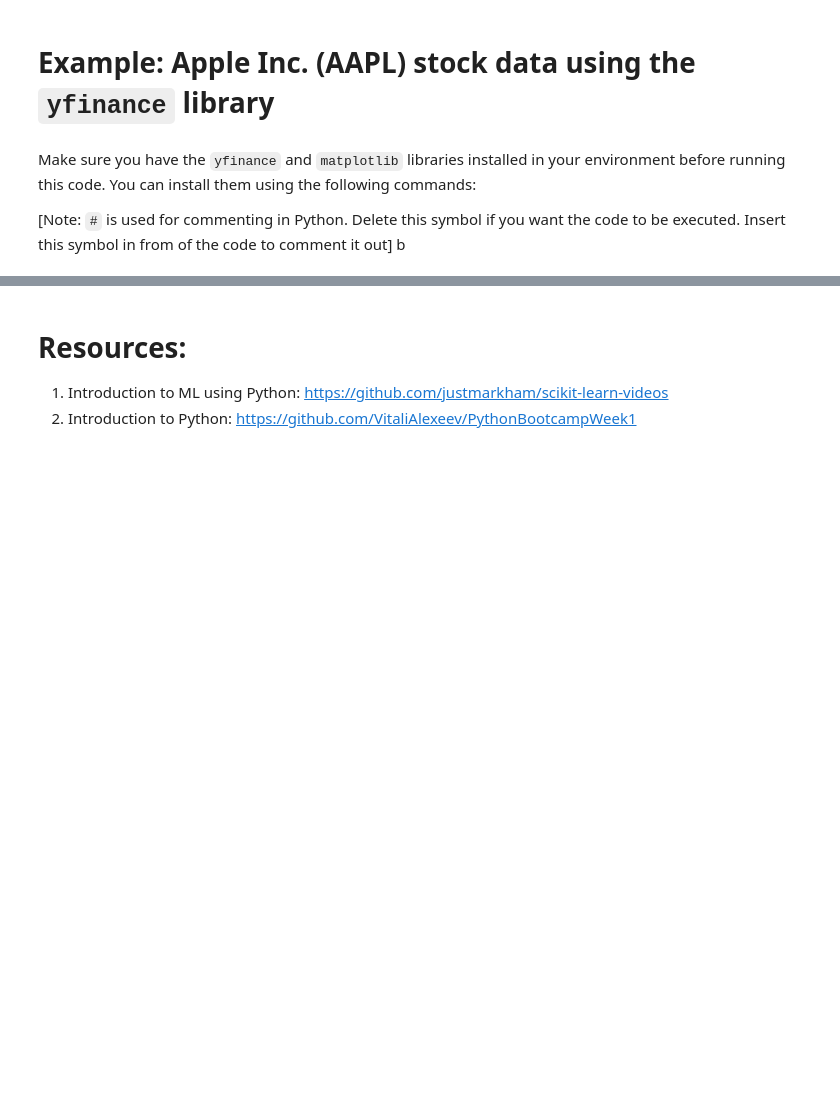
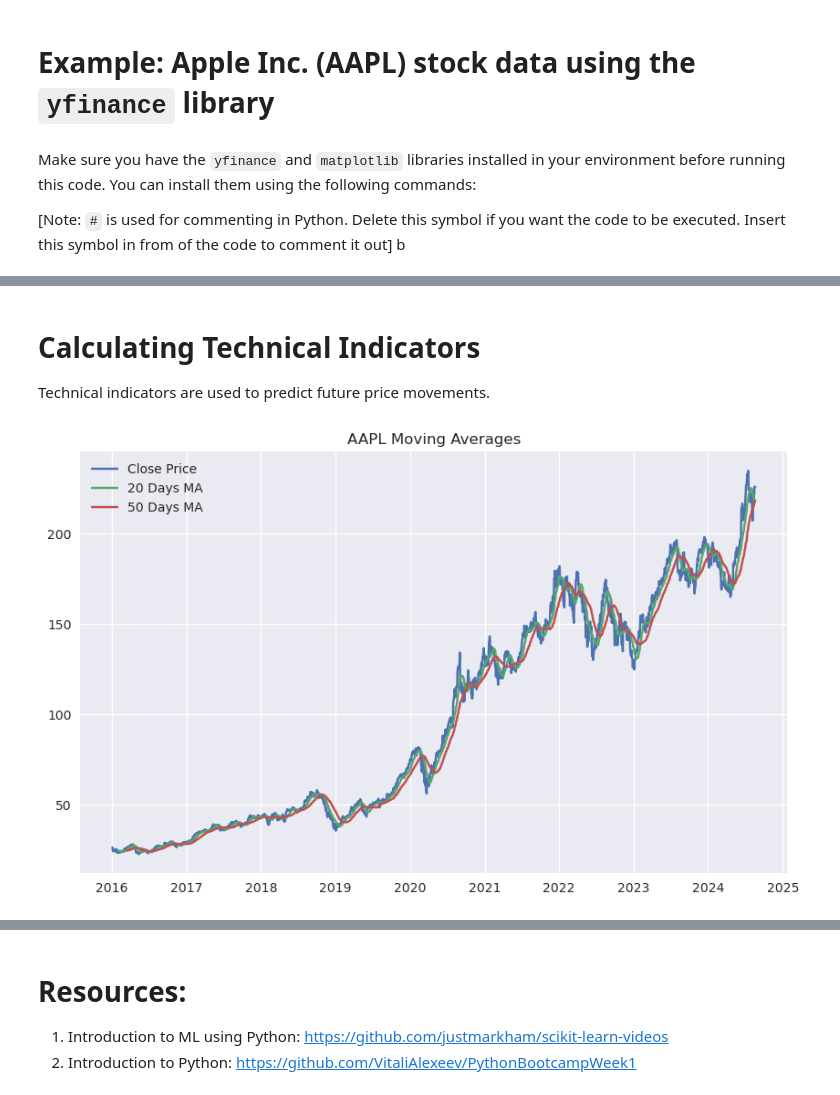
Before and after one commit to VitaliAlexeev/AI_SustainableFinance_2024, a Jupyter notebook: Example - YahooFinance.ipynb, the cells around one changed output, grey strips where cells are left out. Cells and saved outputs as stored; diff of their text form; code cells hidden in the pictures; blank space fills up the shorter version.

```diff
--- a/Example - YahooFinance.ipynb
+++ b/Example - YahooFinance.ipynb
@@ -61,0 +83,19 @@ plt.show()
+# %% [markdown]
+# Calculating Technical Indicators
+
+Technical indicators are used to predict future price movements.
+# %%
+# Calculate the 20 and 50 days moving averages of the closing prices
+stock_data['MA20'] = stock_data['Close'].rolling(window=20).mean()
+stock_data['MA50'] = stock_data['Close'].rolling(window=50).mean()
+# %%
+# Plot the moving averages
+plt.figure(figsize=(10, 6))
+plt.plot(stock_data['Close'], label='Close Price')
+plt.plot(stock_data['MA20'], label='20 Days MA')
+plt.plot(stock_data['MA50'], label='50 Days MA')
+plt.title(f"{ticker} Moving Averages")
+plt.legend()
+plt.show()
+# %% [output]
+[figure, added]
```
Also changed, not shown: parts of 10 cells of this notebook, 5 other files.
